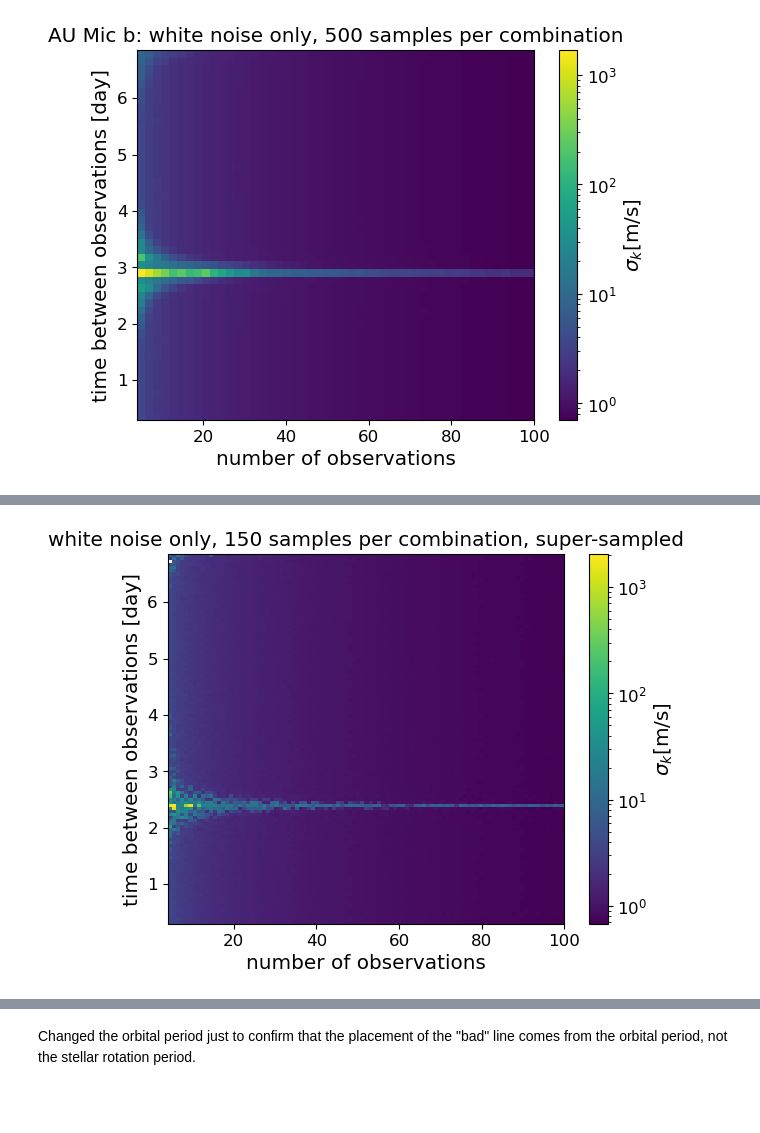
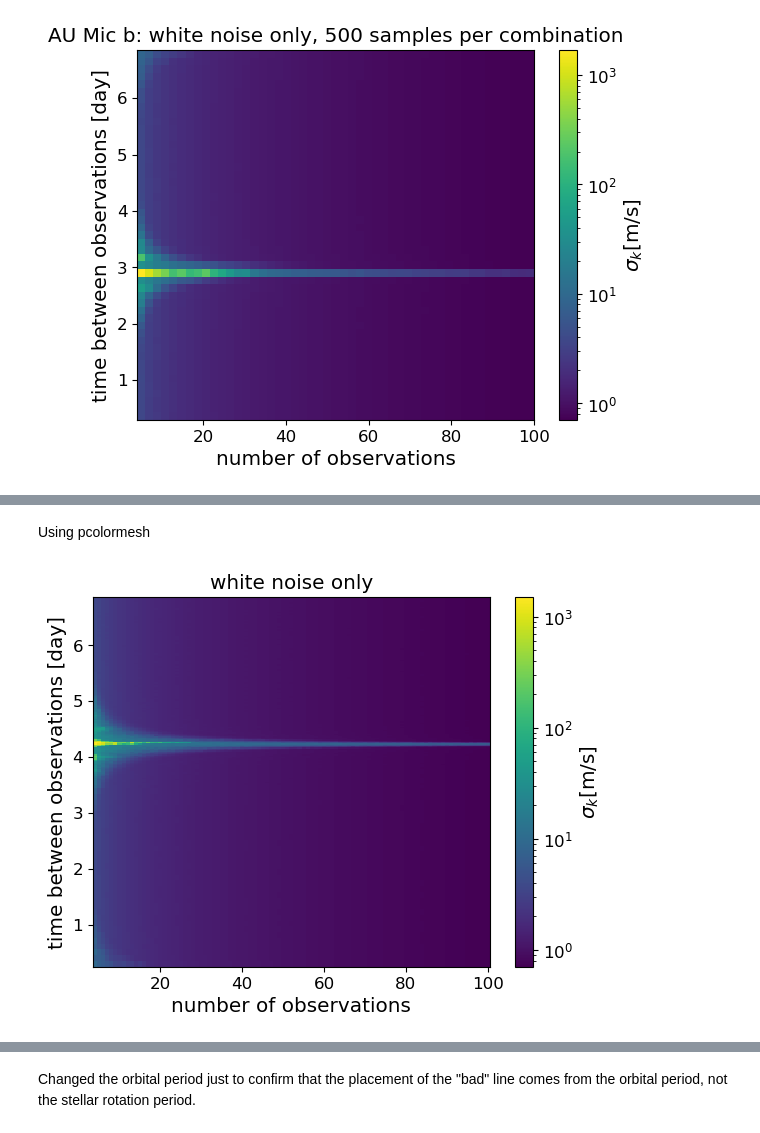
Before and after one commit to exoclam/gaspery, a Jupyter notebook: notebooks/au-mic.ipynb, the cells around one changed output, grey strips where cells are left out. Saved outputs shown, nothing was run; the diff lists cells and outputs as text; code cells hidden in the pictures; blank space fills up the shorter version.

Commit message:
redid white noise Fig 2; redoing correlated noise Fig 2

```diff
--- a/notebooks/au-mic.ipynb
+++ b/notebooks/au-mic.ipynb
@@ -1731,14 +1728,14 @@ theta = [K, p, T0]
 #periods = [p]
 #cadences = np.linspace(0.30, 6.85, 100)
 #n_obs = 30 #40 # 500
-dim = 98
+dim = 128
 n_observations = np.linspace(4, 100, 97).astype(int)
 #cadences = np.linspace(0.30, 6.85, dim)
 #n_observations1 = np.linspace(4, 20, int(dim/2)).astype(int)
 #n_observations2 = np.linspace(20, 100, int(dim/2)).astype(int)
-cadences1 = np.linspace(0.30, 2.39329897, int(dim/4))
-cadences2 = np.linspace(2.39329897, 3.54123711, int(dim/2))[1:]
-cadences3 = np.linspace(3.54123711, 6.85, int(dim/2))[1:]
+cadences1 = np.linspace(0.30, 3.4976378, int(dim/4))
+cadences2 = np.linspace(3.4976378, 5.04488189, int(dim/2))[1:]
+cadences3 = np.linspace(5.04488189, 6.85, int(dim/2))[1:]
 #n_observations = np.concatenate([n_observations1, n_observations2])
 cadences = np.concatenate([cadences1, cadences2, cadences3])
 print(cadences)
@@ -1756,7 +1753,7 @@ for enum_o, o in enumerate(tqdm(n_observations)):
 
         try:
             sigma_ks_temp = []
-            for i in range(2):
+            for i in range(150):
                 # randomize start date/time, so that we are not subject to accidentally falling on an uninformative phase
                 start_random = random_generator.uniform(start, start+p)
 
@@ -1865,16 +1839,15 @@ array([0.3       , 0.391013  , 0.482026  , 0.573039  , 0.66405199,
-# %%
-x, y = np.meshgrid(cadences, n_observations)
-plt.imshow(sigma_ks.T, norm=matplotlib.colors.LogNorm(), extent=[4,100,0.3,6.85], aspect='auto') # vmin=1e2, vmax=3e4
-#plt.scatter(y, x, c=sigma_ks, s=10, norm=matplotlib.colors.LogNorm(vmin=0.05*K, vmax=10*K)) # vmin=5, vmax=35
-#plt.scatter(y, x, c=sigma_ks, s=5) # vmin=0, vmax=29
-#cbar.ax.set_ylabel(r'$\sqrt{FI_K}$')
-cbar = plt.colorbar()
-cbar.ax.set_ylabel(r"$\sigma_k$[m/s]")
-plt.xlabel("number of observations")
-plt.ylabel("time between observations [day]")
-#plt.yscale('log')
-plt.title(f"white noise only, 150 samples per combination, super-sampled")
-#plt.savefig(path + f"plots/n_obs-vs-cadence-white-meters-averaged-test.png", format="png")
-plt.show()
-# %% [output]
-[figure, removed]
+# %% [markdown]
+Using pcolormesh
+# %%
+x, y = np.meshgrid(cadences, n_observations)
+plt.pcolormesh(y,x,sigma_ks, norm=matplotlib.colors.LogNorm())
+
+cbar = plt.colorbar()
+cbar.ax.set_ylabel(r"$\sigma_k$[m/s]")
+plt.xlabel("number of observations")
+plt.ylabel("time between observations [day]")
+plt.title(f"white noise only") # 150 samples per combination, super-sampled
+plt.savefig(path + f"plots/n_obs-vs-cadence-white-meters-averaged.png", format="png")
+plt.show()
+# %% [output]
+[figure, added]
```
Also changed, not shown: parts of 13 cells of this notebook.
